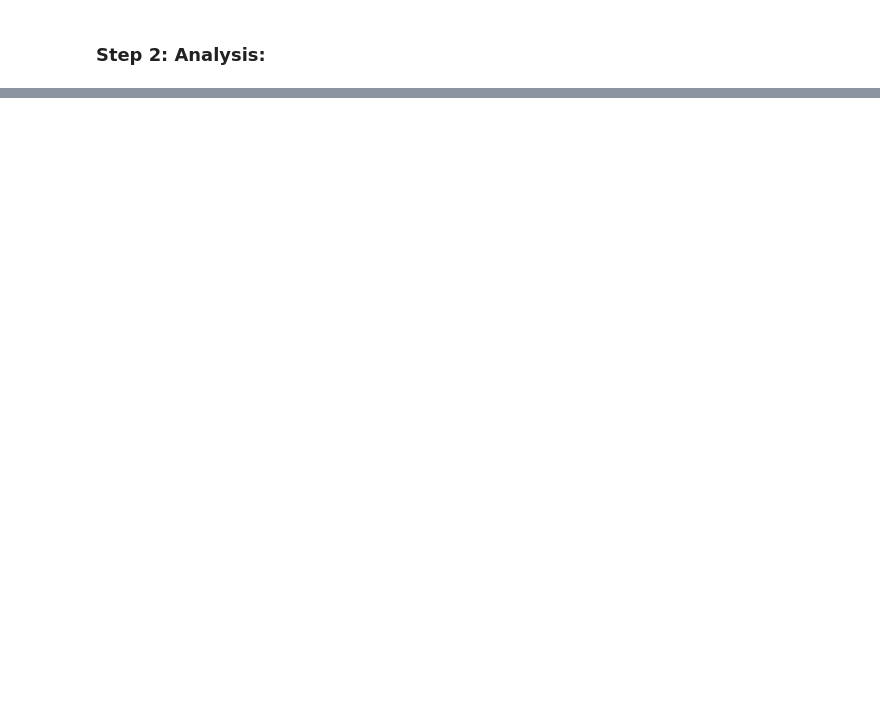
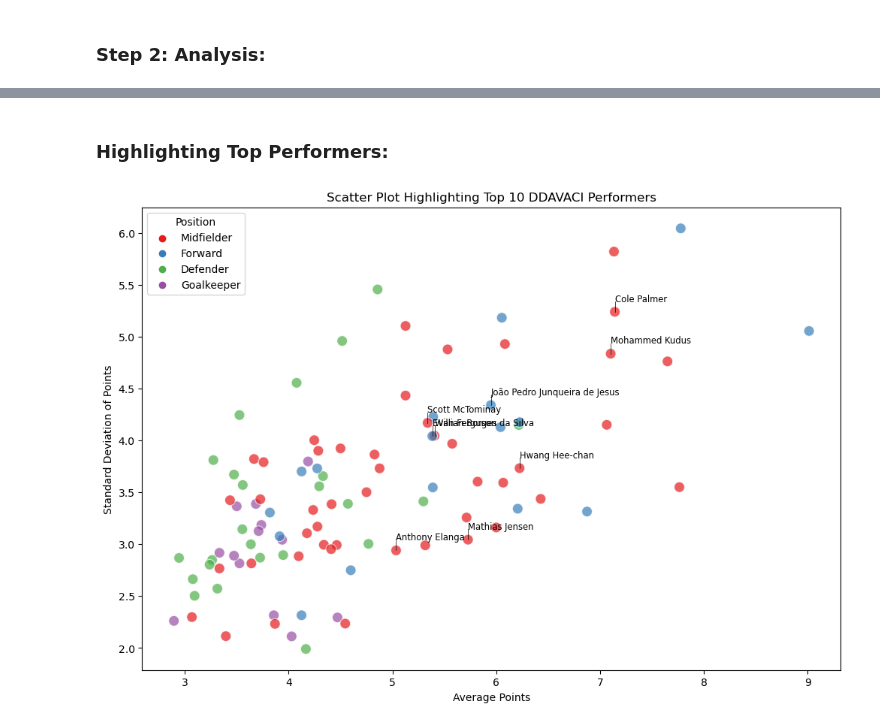
Before and after one commit to evgeni-g-georgiev/FPLproject, a Jupyter notebook: data_visualisation.ipynb, the cells around one changed output, grey strips where cells are left out. Drawn from its saved outputs; the diff is of its cells as text; code cells hidden in the pictures; blank space fills up the shorter version.

Commit message:
Worked on visualisations, metrics and clustering algo. Remaining is to tidy up and make presentable

```diff
--- a/data_visualisation.ipynb
+++ b/data_visualisation.ipynb
@@ -363,0 +450,16 @@ Top 10 Consistent Performers with Adjusted Index:
+# %%
+# Adjustable filters (same as in Step 2)
+min_appearances = 10  # Minimum number of appearances
+min_avg_points = 3   # Minimum average points per game
+
+# Filter out players based on minimum appearances and average points
+filtered_player_stats_ddavaci = player_stats[(player_stats['appearances'] >= min_appearances) &
+                                             (player_stats['average_points'] >= min_avg_points)].copy()
+
+# Calculate the Downside Deviation Adjusted Value Adjusted Consistency Index (DDAVACI)
+filtered_player_stats_ddavaci['DDAVACI'] = (filtered_player_stats_ddavaci['average_points'] ** 2) / (np.cbrt(filtered_player_stats_ddavaci['downside_deviation'].replace(0, np.nan)) * filtered_player_stats_ddavaci['latest_price'])
+
+# Display top performers based on DDAVACI
+top_value_players_ddavaci = filtered_player_stats_ddavaci.sort_values(by='DDAVACI', ascending=False).head(10)
+print("Top 10 Players Based on DDAVACI:")
+display(top_value_players_ddavaci[['first_name', 'second_name', 'position', 'average_points', 'downside_deviation', 'latest_price', 'DDAVACI']])
@@ -363,0 +515,57 @@ Top 10 Consistent Performers with Adjusted Index:
+# %% [markdown]
+### Highlighting Top Performers:
+# %%
+def scatter_plot_with_labels(player_data, top_n=0, min_appearances=0, min_avg_points=0, group='consistent'):
+    plt.figure(figsize=(12, 8))
+
+    # Filter data based on min appearances and min average points
+    filtered_data = player_data[(player_data['appearances'] >= min_appearances) &
+                                (player_data['average_points'] >= min_avg_points)]
+
+    # If top_n is specified, further filter to show only the top N players based on total points
+    if top_n > 0:
+        filtered_data = filtered_data.sort_values(by='total_points', ascending=False).head(top_n)
+
+    # Selecting the group and setting the label dynamically
+    if group == 'consistent':
+        selected_group = top_performers_adjusted.head(10)
+        group_label = "Consistent Performers"
+    elif group == 'vaci':
+        selected_group = top_value_players_revised.head(10)
+        group_label = "VACI Performers"
+    elif group == 'scoring':
+        selected_group = player_stats.sort_values(by='total_points', ascending=False).head(10)
+        group_label = "Highest Scoring Players"
+    elif group == 'ddaci':
+        selected_group = top_performers_ddaci.head(10)
+        group_label = "DDACI Performers"
+    elif group == 'ddavaci':
+        selected_group = top_value_players_ddavaci.head(10)
+        group_label = "DDAVACI Performers"
+
+    # Creating the scatter plot
+    scatter = sns.scatterplot(data=filtered_data, x='average_points', y='std_dev_points', hue='position',
+                              alpha=0.7, edgecolor='w', palette='Set1', s=100)
+
+    # Labeling top players from the specified group
+    for _, row in selected_group.iterrows():
+        player = filtered_data[filtered_data['player_id'] == row['player_id']]
+        if not player.empty:
+            plt.text(player['average_points'].values[0], player['std_dev_points'].values[0] + 0.1,
+                     f"{row['first_name']} {row['second_name']}",
+                     horizontalalignment='left', size='small', color='black')
+            plt.plot([player['average_points'].values[0], player['average_points'].values[0]],
+                     [player['std_dev_points'].values[0], player['std_dev_points'].values[0] + 0.1],
+                     color='black', lw=0.5)
+
+    plt.legend(title="Position", loc='upper left')
+    plt.title(f"Scatter Plot Highlighting Top 10 {group_label}")
+    plt.xlabel("Average Points")
+    plt.ylabel("Standard Deviation of Points")
+    plt.show()
+
+# Example Usage
+# Specify the group to plot and label: 'consistent', 'vaci', or 'scoring'
+scatter_plot_with_labels(player_stats, top_n=100, min_appearances=5, min_avg_points=2, group='ddavaci')
+# %% [output]
+[figure, added]
```
Also changed, not shown: parts of 52 cells of this notebook.
